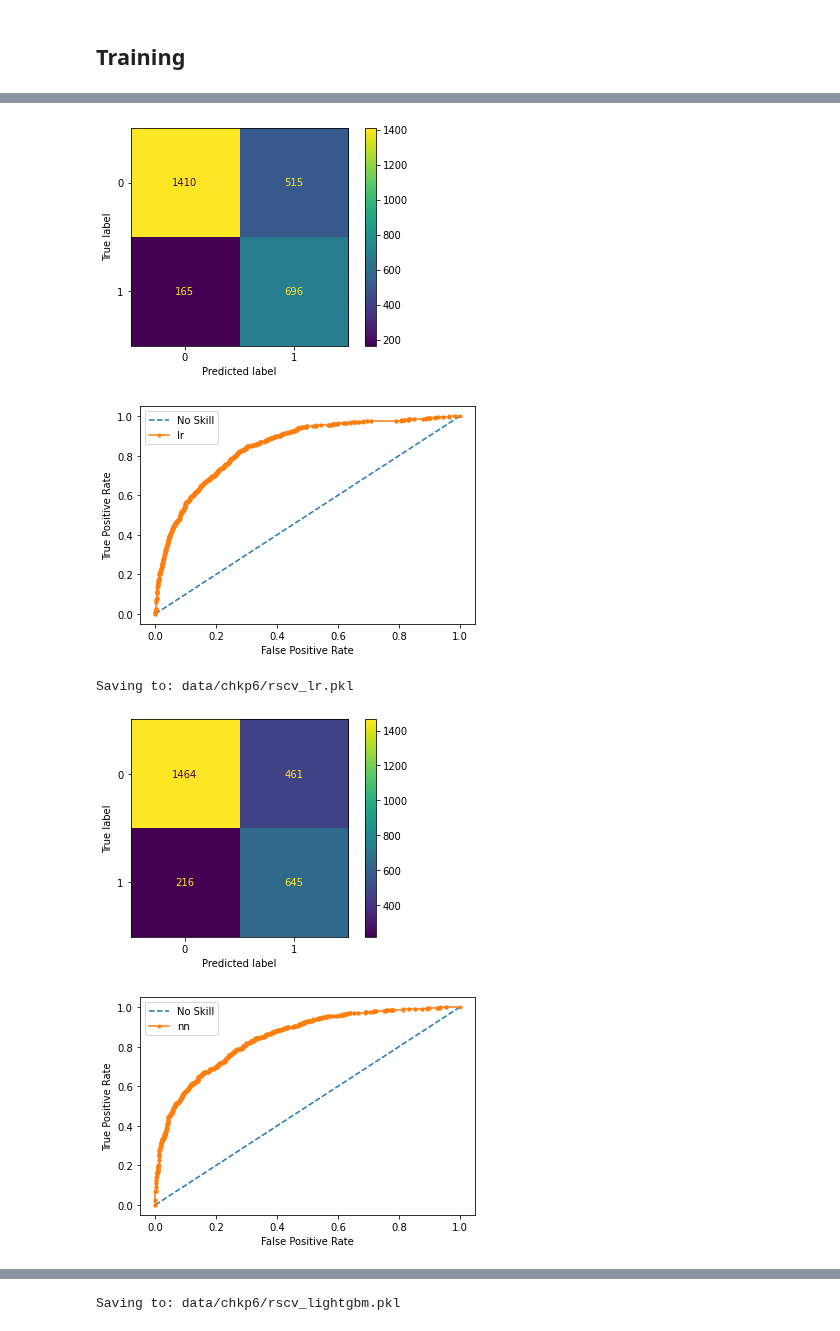
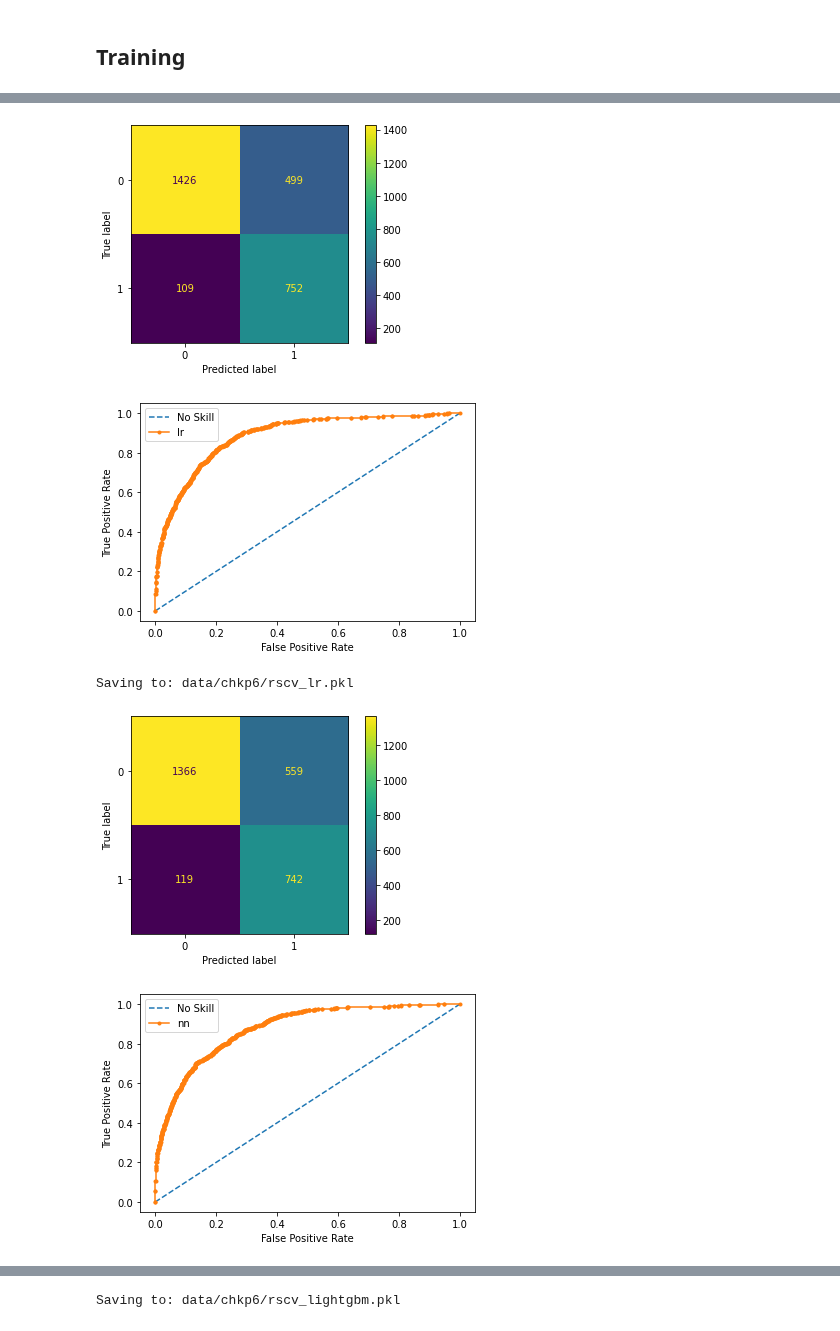
Before and after one commit to AxolotlOfConflagration/yt_trending_videos, a Jupyter notebook: checkpoint6.ipynb, the cells around one changed output, grey strips where cells are left out. Drawn from its saved outputs; the diff is of its cells as text; code cells hidden in the pictures.

Commit message:
Fix Keras model SearchCV

```diff
--- a/checkpoint6.ipynb
+++ b/checkpoint6.ipynb
@@ -222,0 +197,12 @@ hprams = [
+# %%
+lr_hparams = {
+    'model__tol': np.linspace(1e-5, 1e-2, num=5),
+    'model__C': np.linspace(0.5, 5, num=10),
+    'model__class_weight': [None, 'balanced'],
+    'model__max_iter': np.linspace(20, 500, num=13)
+}
+
+lr_model = Pipeline([
+    ('cs', column_scaler()),
+    ('model', LogisticRegression(random_state=RANDOM_STATE))
+])
@@ -223,3 +247,25 @@ hprams = [
+# %%
+lgbm_hparams = {
+    'model__max_depth': (-1, 1, 3, 5, 7),
+    'model__learning_rate': (0.5, 0.1, 0.05, 0.01, 0.001)
+}
+
+lgbm_model = Pipeline([
+    ('cs', column_scaler()),
+    ('model', LGBMClassifier())
+])
+# %%
+algo = [
+    ('lr', lr_model),
+    ('nn', nn_model),
+    ('lightgbm', lgbm_model)
+]
+# Define hyperparameter searches
+hprams = [
+    lr_hparams,
+    nn_hparams,
+    lgbm_hparams
+]
 # %%
 df_results = pd.DataFrame(columns=[
     'algorithm',
@@ -239,7 +285,8 @@ df_results = pd.DataFrame(columns=[
 
 for (a_name, a), h in tqdm(zip(algo, hprams), total=len(algo)):
     clf = RandomizedSearchCV(a, h,
-            n_iter=1, cv=2, # TODO - Stratified
+            n_iter=2, # parameters to search
+            cv=StratifiedKFold(n_splits=10),
             scoring={
                 'accuracy': make_scorer(accuracy_score),
                 'bacc': make_scorer(balanced_accuracy_score),
@@ -282,35 +329,35 @@ for (a_name, a), h in tqdm(zip(algo, hprams), total=len(algo)):
     except:
         save_pickle(clf.best_estimator_[0], f'data/chkp6/rscv_{a_name}_scaler.pkl')
         keras_model = clf.best_estimator_[-1].model
         keras_model.save(f'data/chkp6/rscv_{a_name}_model.h5')
 
     # Predictions
     y_pred_prob_val = clf.predict_proba(X_val)[:, 1]
     y_pred_val = np.where(y_pred_prob_val > THRESHOLD, 1, 0)
     y_pred_prob_test = clf.predict_proba(X_test)[:, 1]
     y_pred_test = np.where(y_pred_prob_test > THRESHOLD, 1, 0)
     # Appending results
     df_results = pd.concat([
         df_results,
         pd.DataFrame([[
             a_name,
             clf.best_params_,
             algo_path,
             accuracy_score(y_val, y_pred_val),
             balanced_accuracy_score(y_val, y_pred_val),
             roc_auc_score(y_val, y_pred_prob_val),
             geometric_mean_score(y_val, y_pred_val),
             accuracy_score(y_test, y_pred_test),
             balanced_accuracy_score(y_test, y_pred_test),
             roc_auc_score(y_test, y_pred_prob_test),
             geometric_mean_score(y_test, y_pred_test),
             cm_path, roc_path
         ]], columns=df_results.columns)
     ], ignore_index=True)
 # %% [output]
-[figure, old version]
+[figure, new version]
-[figure, old version]
+[figure, new version]
 Saving to: data/chkp6/rscv_lr.pkl
-[figure, old version]
+[figure, new version]
-[figure, old version]
+[figure, new version]
 Saving to: data/chkp6/rscv_nn.pkl
```
Also changed, not shown: parts of 12 cells of this notebook.
